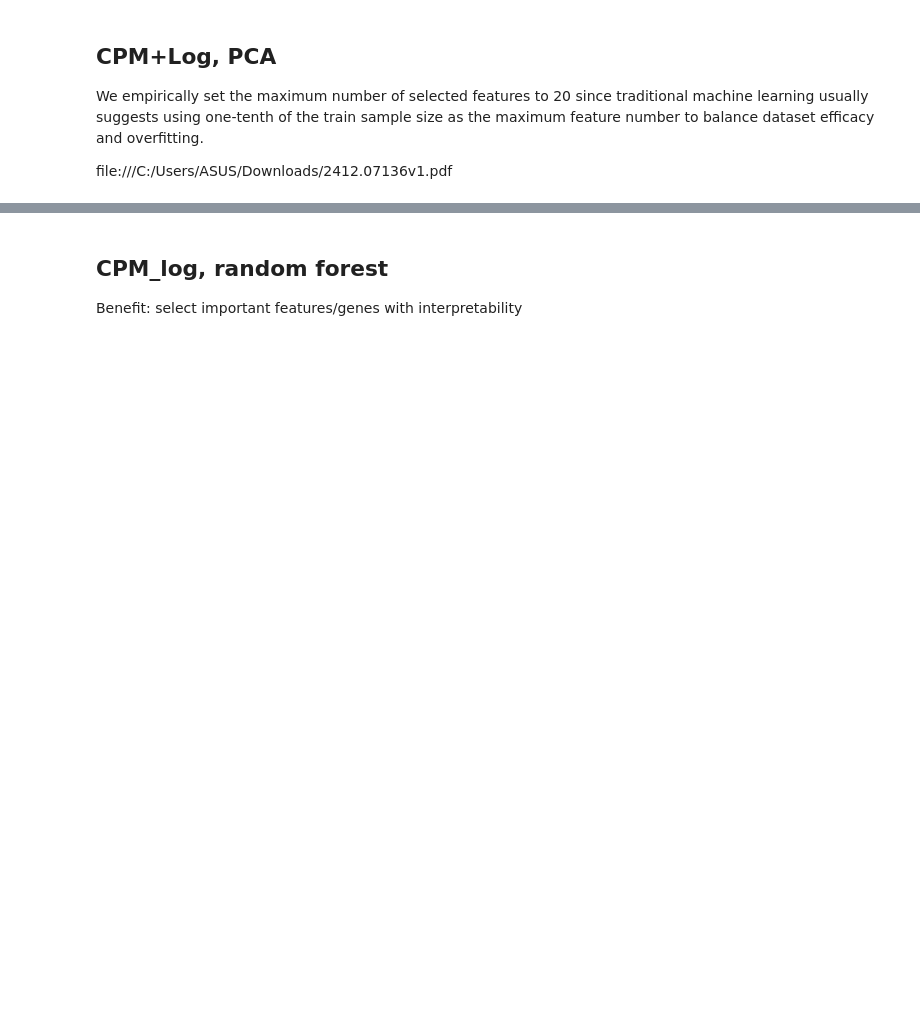
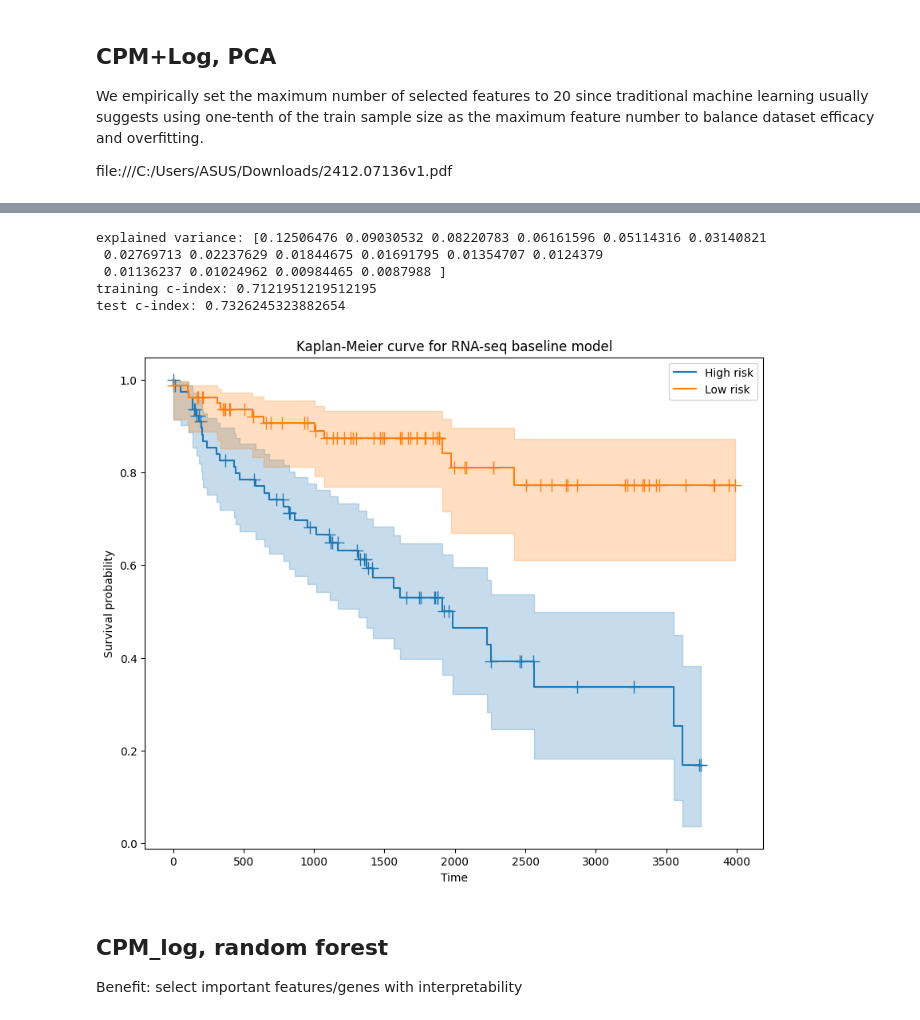
Before and after one commit to quanghieu31/multimodal-ccRCC, a Jupyter notebook: notebooks/rna-count.ipynb, the cells around one changed output, grey strips where cells are left out. Cells and saved outputs as stored; diff of their text form; code cells hidden in the pictures; blank space fills up the shorter version.

```diff
--- a/notebooks/rna-count.ipynb
+++ b/notebooks/rna-count.ipynb
@@ -604,3 +582,35 @@ Log-rank Test p-value 0.08730425505201546
+# %%
+n_components = 16
+
+# fit pca on the columns not including the "submitter_id" column
+pca = PCA(n_components=n_components, random_state=0)
+features_pca = pca.fit_transform(df_rna.iloc[:, 1:].values)
+print("explained variance:", pca.explained_variance_ratio_)
+# then convert to dataframe to merge with time and event (labels)
+features_pca_df = pd.DataFrame(features_pca, columns=[f"pc{i}" for i in range(1, n_components + 1)])
+# add the submitter_id back to pca
+features_pca_df["submitter_id"] = df_rna["submitter_id"].values
+final_pca_data = pd.merge(features_pca_df, time_event, on="submitter_id").drop("submitter_id", axis=1)
+
+train, test = train_test_split(final_pca_data, test_size=0.3, random_state=0)
+
+coxph = CoxPHFitter()
+coxph.fit(train, duration_col="time", event_col="event")
+# the higher, the better ;; 0.5 = random, 1 = perfect
+print(f"training c-index:", coxph.concordance_index_)
+
+pred_risk = coxph.predict_partial_hazard(test.drop(["time", "event"], axis=1))
+test_c_index = concordance_index(test['time'], -pred_risk, test['event'])
+print("test c-index:", test_c_index)
+
+display_km_curves(test, pred_risk, "RNA-seq", save_figure=False)
+# %% [output]
+explained variance: [0.12506476 0.09030532 0.08220783 0.06161596 0.05114316 0.03140821
+ 0.02769713 0.02237629 0.01844675 0.01691795 0.01354707 0.0124379
+ 0.01136237 0.01024962 0.00984465 0.0087988 ]
+training c-index: 0.7121951219512195
+test c-index: 0.7326245323882654
+[figure, added]
 # %% [markdown]
 ## CPM_log, random forest
 
```
Also changed, not shown: parts of 14 cells of this notebook, 18 other files.
